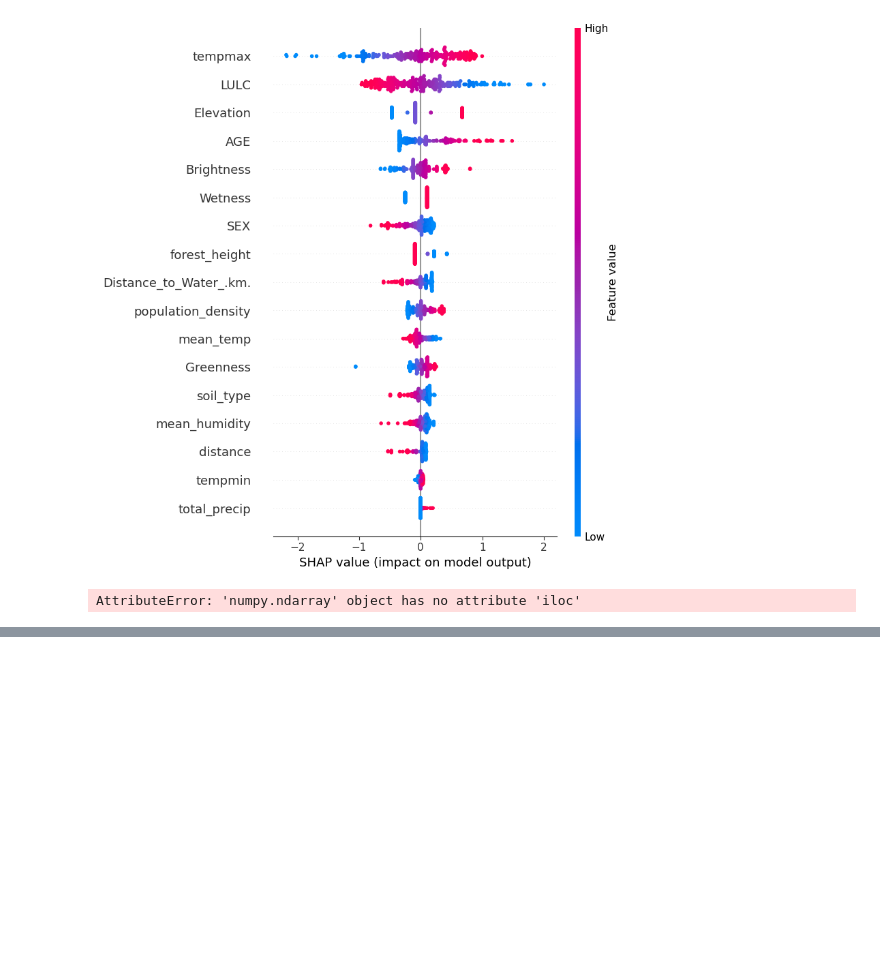
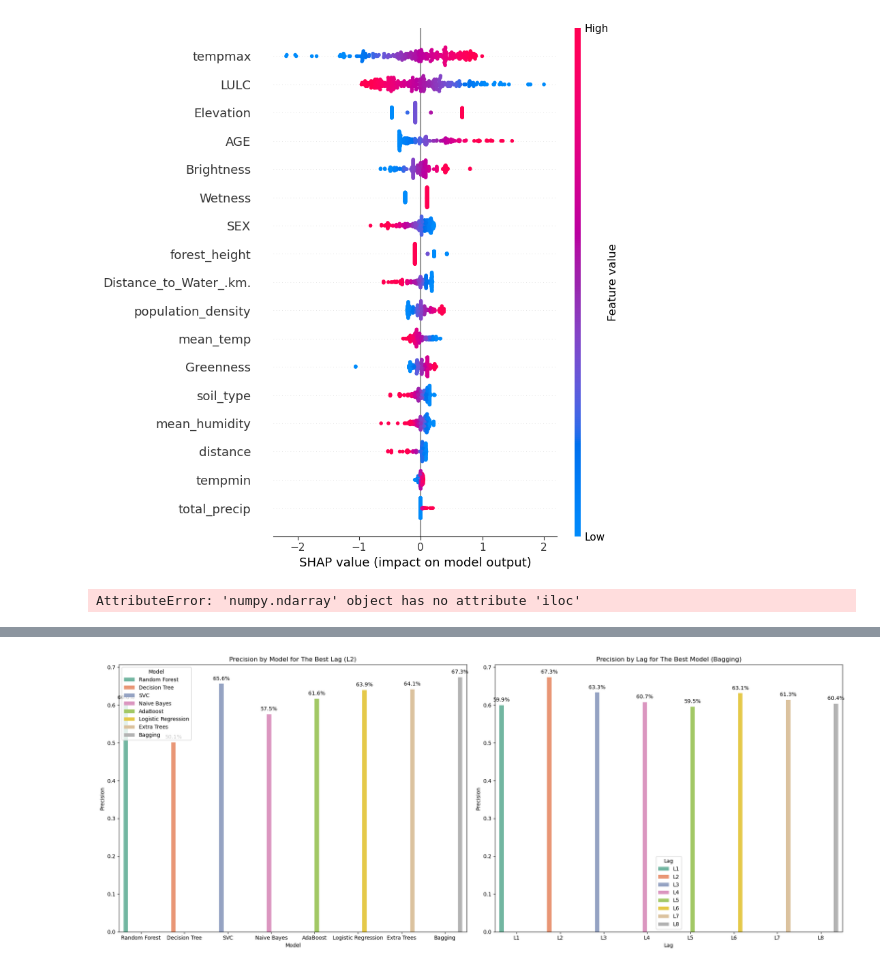
Before and after one commit to mnzilani/Leishmaniasis, a Jupyter notebook: VL.ipynb, the cells around one changed output, grey strips where cells are left out. Drawn from its saved outputs; the diff is of its cells as text; code cells hidden in the pictures; blank space fills up the shorter version.

```diff
--- a/VL.ipynb
+++ b/VL.ipynb
@@ -433,0 +639,4 @@ AttributeError: 'numpy.ndarray' object has no attribute 'iloc'
+# %%
+plot_best_lag_and_model_performance(metrics_df, "Precision")
+# %% [output]
+[figure, added]
```
Also changed, not shown: parts of 19 cells of this notebook.
